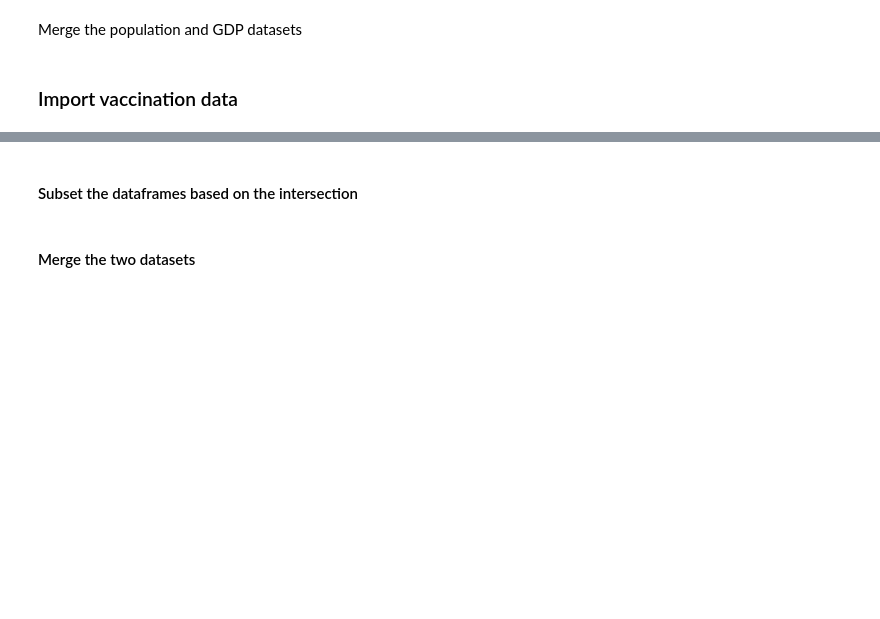
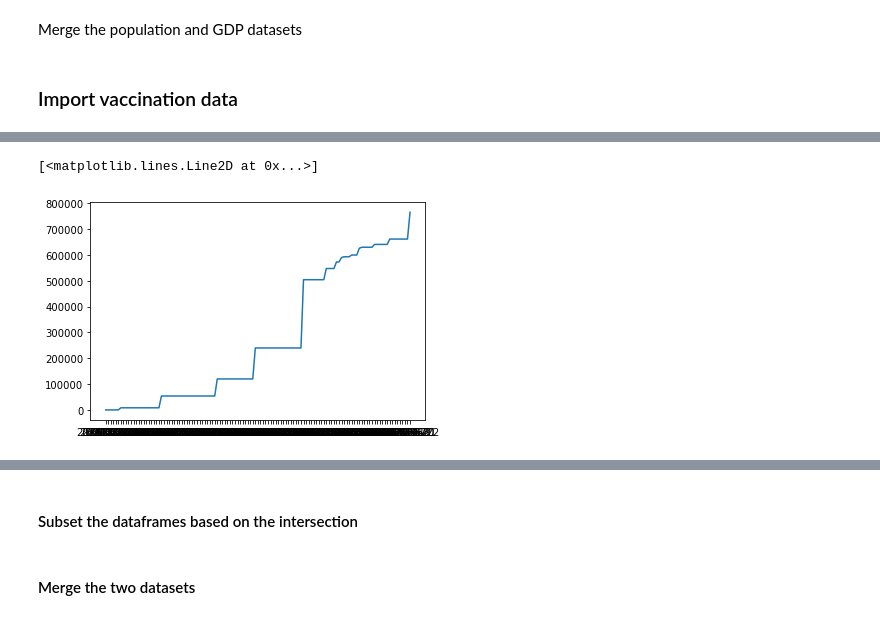
Before and after one commit to cudemans/global-vac-rollout, a Jupyter notebook: Processing/data_processing.ipynb, the cells around one changed output, grey strips where cells are left out. Drawn from its saved outputs; the diff is of its cells as text; code cells hidden in the pictures; blank space fills up the shorter version.

```diff
--- a/Processing/data_processing.ipynb
+++ b/Processing/data_processing.ipynb
@@ -43,0 +60,7 @@ new_vac = data_vac.fillna(method='ffill')
+# %%
+afghanistan = newer[newer.location == 'Afghanistan']
+
+plt.plot(afghanistan.date, afghanistan.total_vaccinations)
+# %% [output]
+[<matplotlib.lines.Line2D at 0x...>]
+[figure, added]
```
Also changed, not shown: parts of 3 cells of this notebook, 7 other files.
